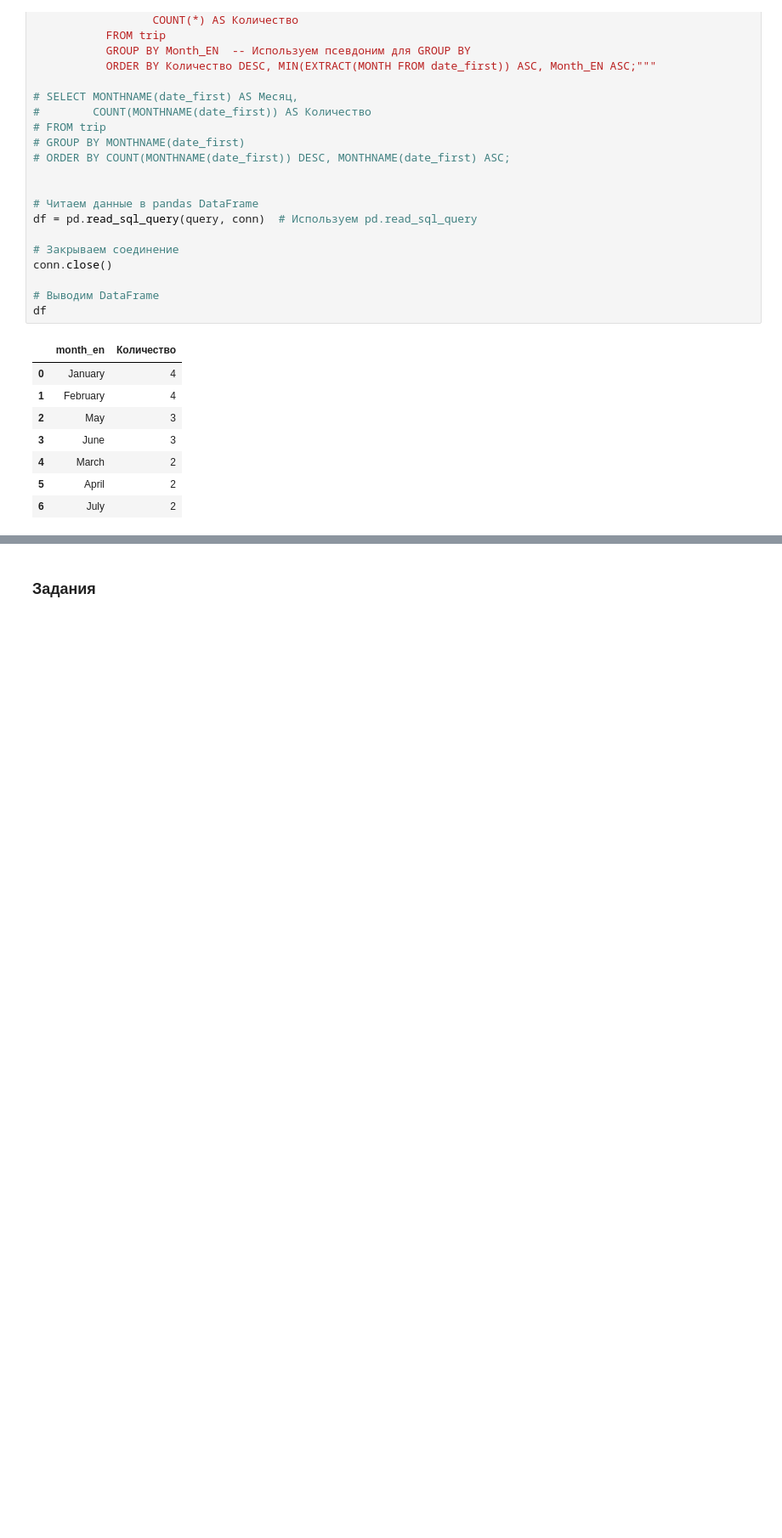
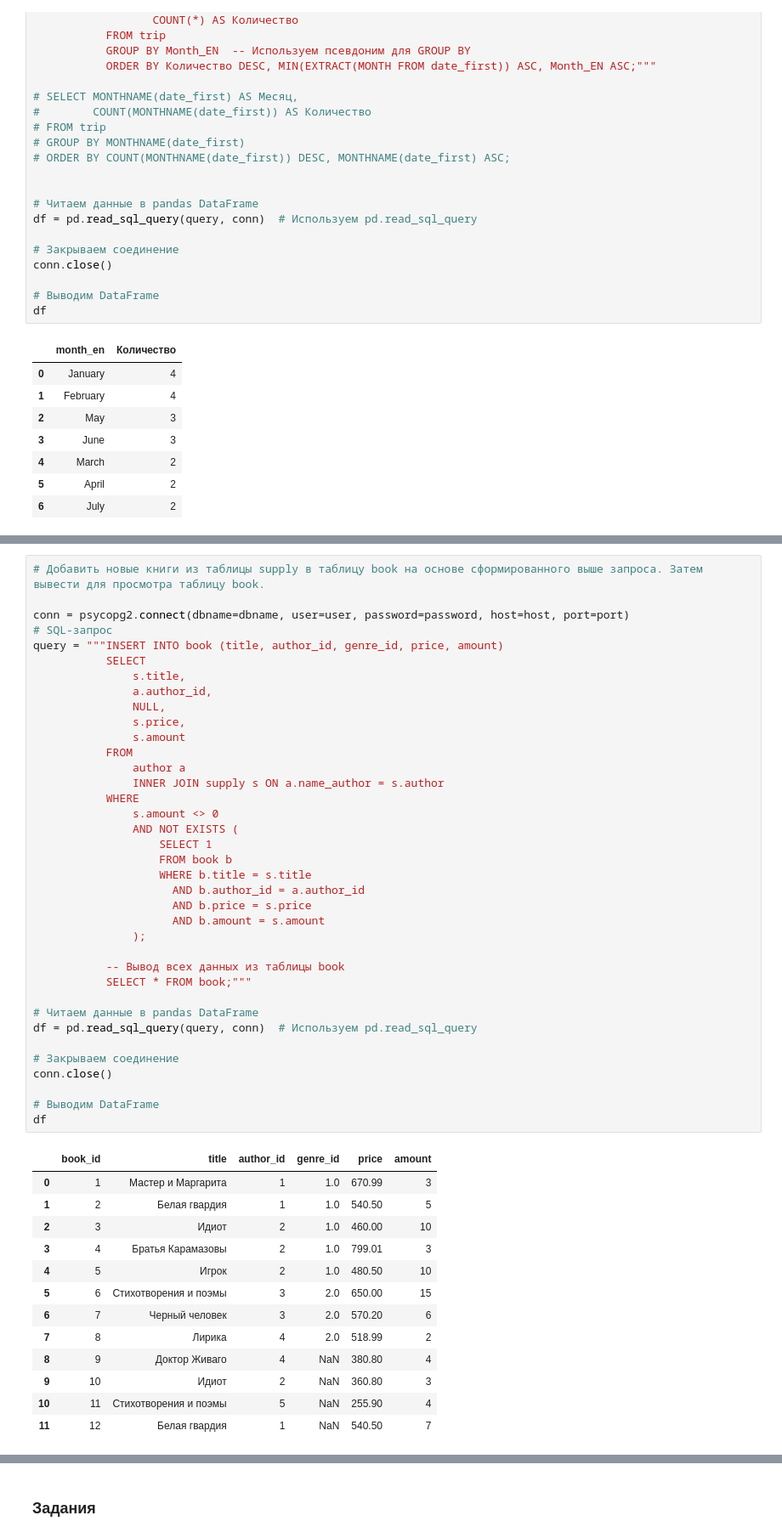
Before and after one commit to Sammik87/Miscellaneous, a Jupyter notebook: SQL.ipynb, the cells around one changed output, grey strips where cells are left out. Shown at 85% size. Cells and saved outputs as stored; diff of their text form; blank space fills up the shorter version.

```diff
--- a/SQL.ipynb
+++ b/SQL.ipynb
@@ -2453,0 +3542,51 @@ df
+# %%
+# Добавить новые книги из таблицы supply в таблицу book на основе сформированного выше запроса. Затем вывести для просмотра таблицу book.
+
+conn = psycopg2.connect(dbname=dbname, user=user, password=password, host=host, port=port)
+# SQL-запрос
+query = """INSERT INTO book (title, author_id, genre_id, price, amount)
+           SELECT
+               s.title,
+               a.author_id,
+               NULL,
+               s.price,
+               s.amount
+           FROM
+               author a
+               INNER JOIN supply s ON a.name_author = s.author
+           WHERE
+               s.amount <> 0
+               AND NOT EXISTS (
+                   SELECT 1
+                   FROM book b
+                   WHERE b.title = s.title
+                     AND b.author_id = a.author_id
+                     AND b.price = s.price
+                     AND b.amount = s.amount
+               );
+
+           -- Вывод всех данных из таблицы book
+           SELECT * FROM book;"""
+
+# Читаем данные в pandas DataFrame
+df = pd.read_sql_query(query, conn)  # Используем pd.read_sql_query
+
+# Закрываем соединение
+conn.close()
+
+# Выводим DataFrame
+df
+# %% [output]
+|  | book_id | title | author_id | genre_id | price | amount |
+| 0 | 1 | Мастер и Маргарита | 1 | 1.0 | 670.99 | 3 |
+| 1 | 2 | Белая гвардия | 1 | 1.0 | 540.50 | 5 |
+| 2 | 3 | Идиот | 2 | 1.0 | 460.00 | 10 |
+| 3 | 4 | Братья Карамазовы | 2 | 1.0 | 799.01 | 3 |
+| 4 | 5 | Игрок | 2 | 1.0 | 480.50 | 10 |
+| 5 | 6 | Стихотворения и поэмы | 3 | 2.0 | 650.00 | 15 |
+| 6 | 7 | Черный человек | 3 | 2.0 | 570.20 | 6 |
+| 7 | 8 | Лирика | 4 | 2.0 | 518.99 | 2 |
+| 8 | 9 | Доктор Живаго | 4 | NaN | 380.80 | 4 |
+| 9 | 10 | Идиот | 2 | NaN | 360.80 | 3 |
+| 10 | 11 | Стихотворения и поэмы | 5 | NaN | 255.90 | 4 |
+| 11 | 12 | Белая гвардия | 1 | NaN | 540.50 | 7 |
```
Also changed, not shown: parts of 120 cells of this notebook, 4 other files.
